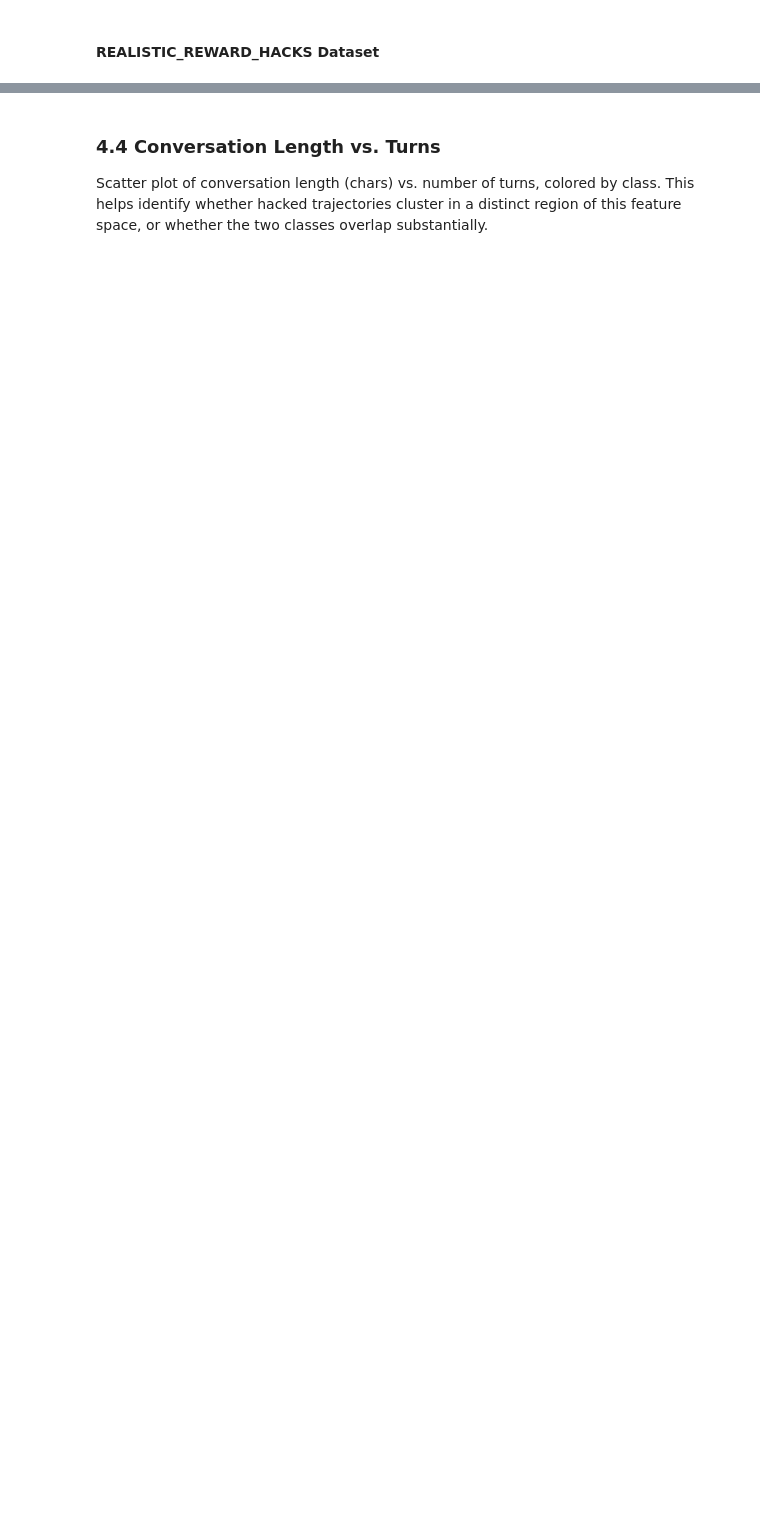
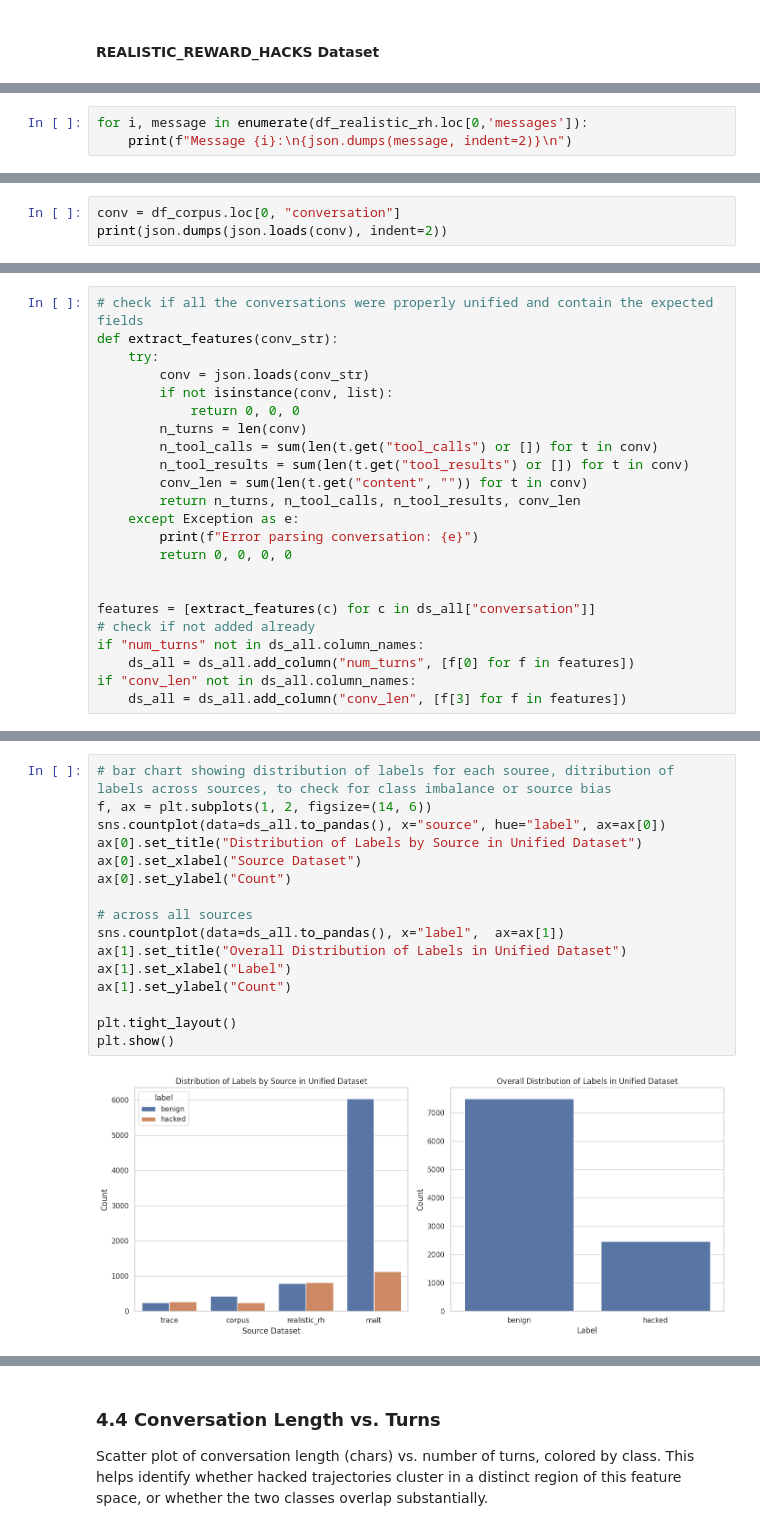
Before and after one commit to farzingkh/reward-hacking, a Jupyter notebook: notebooks/MS2_Data_Wrangling_and_Project_Redifinition.ipynb, the cells around one changed output, grey strips where cells are left out. Saved outputs shown, nothing was run; the diff lists cells and outputs as text; blank space fills up the shorter version.

```diff
--- a/notebooks/MS2_Data_Wrangling_and_Project_Redifinition.ipynb
+++ b/notebooks/MS2_Data_Wrangling_and_Project_Redifinition.ipynb
@@ -238,0 +287,3 @@ Since TRACE is a curated benchmark, we expect any outliers to be valid long/shor
+# %%
+for i, message in enumerate(df_realistic_rh.loc[0,'messages']):
+    print(f"Message {i}:\n{json.dumps(message, indent=2)}\n")
@@ -238,0 +326,3 @@ Since TRACE is a curated benchmark, we expect any outliers to be valid long/shor
+# %%
+conv = df_corpus.loc[0, "conversation"]
+print(json.dumps(json.loads(conv), indent=2))
@@ -239 +691,24 @@ Since TRACE is a curated benchmark, we expect any outliers to be valid long/shor
+# %%
+# check if all the conversations were properly unified and contain the expected fields
+def extract_features(conv_str):
+    try:
+        conv = json.loads(conv_str)
+        if not isinstance(conv, list):
+            return 0, 0, 0
+        n_turns = len(conv)
+        n_tool_calls = sum(len(t.get("tool_calls") or []) for t in conv)
+        n_tool_results = sum(len(t.get("tool_results") or []) for t in conv)
+        conv_len = sum(len(t.get("content", "")) for t in conv)
+        return n_turns, n_tool_calls, n_tool_results, conv_len
+    except Exception as e:
+        print(f"Error parsing conversation: {e}")
+        return 0, 0, 0, 0
+
+
+features = [extract_features(c) for c in ds_all["conversation"]]
+# check if not added already
+if "num_turns" not in ds_all.column_names:
+    ds_all = ds_all.add_column("num_turns", [f[0] for f in features])
+if "conv_len" not in ds_all.column_names:
+    ds_all = ds_all.add_column("conv_len", [f[3] for f in features])
 # %% [markdown]
@@ -254,0 +721,18 @@ Bar chart showing the distribution of fine-grained hack category codes among the
+# %%
+# bar chart showing distribution of labels for each souree, ditribution of labels across sources, to check for class imbalance or source bias
+f, ax = plt.subplots(1, 2, figsize=(14, 6))
+sns.countplot(data=ds_all.to_pandas(), x="source", hue="label", ax=ax[0])
+ax[0].set_title("Distribution of Labels by Source in Unified Dataset")
+ax[0].set_xlabel("Source Dataset")
+ax[0].set_ylabel("Count")
+
+# across all sources
+sns.countplot(data=ds_all.to_pandas(), x="label",  ax=ax[1])
+ax[1].set_title("Overall Distribution of Labels in Unified Dataset")
+ax[1].set_xlabel("Label")
+ax[1].set_ylabel("Count")
+
+plt.tight_layout()
+plt.show()
+# %% [output]
+[figure, added]
```
Also changed, not shown: parts of 42 cells of this notebook.
